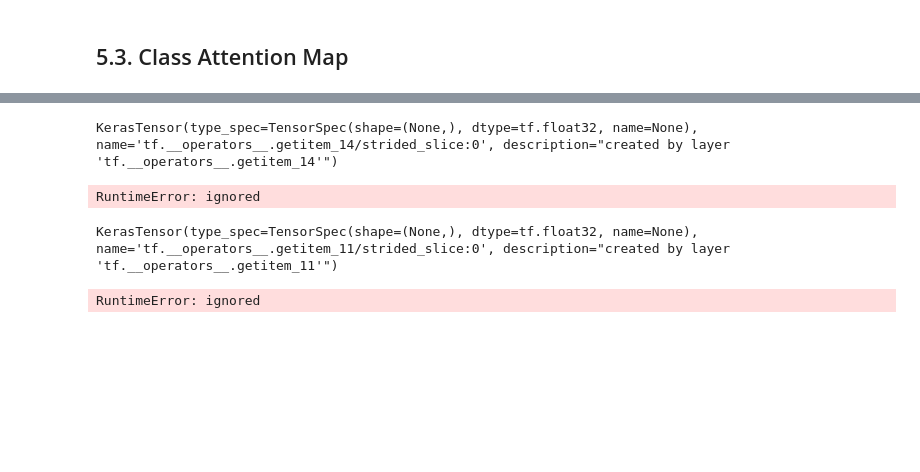
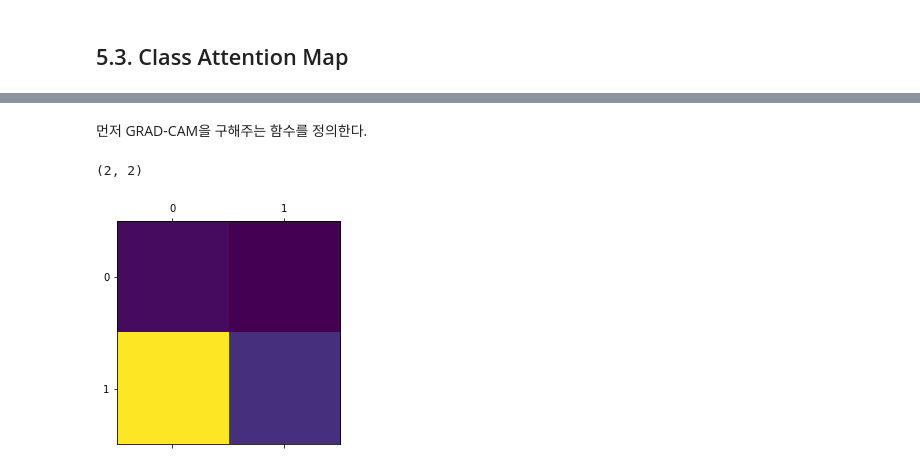
Before and after one commit to Pulsar-kkaturi/DL-Education, a Jupyter notebook: notebooks/Result_Visulization.ipynb, the cells around one changed output, grey strips where cells are left out. Cells and saved outputs as stored; diff of their text form; code cells hidden in the pictures; blank space fills up the shorter version.

```diff
--- a/notebooks/Result_Visulization.ipynb
+++ b/notebooks/Result_Visulization.ipynb
@@ -271,12 +272,14 @@ print(test1p.shape)
 print(score1)
 
 new_score1 = []
+pred_result = None
 for i, i_ in enumerate(score1[0]):
   if i_ < 0.5:
     new_score1.append(0)
   else:
     new_score1.append(1)
+    pred_result = i
 
-print(new_score1)
+print(new_score1, '\n# Prediciton Result = ', pred_result)
 # %% [output]
 (1, 32, 32, 1)
@@ -294,18 +292,2 @@ Downloading data from https://storage.googleapis.com/tensorflow/keras-applicatio
-# %%
-elephants = image_model.output[:, 386]
-image_conv_layer = image_model.get_layer('block5_conv3')
-print(elephants)
-grads = K.gradients(elephants, image_conv_layer.output)[0]
-# %% [output]
-KerasTensor(type_spec=TensorSpec(shape=(None,), dtype=tf.float32, name=None), name='tf.__operators__.getitem_14/strided_slice:0', description="created by layer 'tf.__operators__.getitem_14'")
-RuntimeError: ignored
-# %%
-seven_output = model.output[:, 7]
-last_conv_layer = model.get_layer('conv2d_15')
-
-print(seven_output)
-
-grads = K.gradients(elephants, last_conv_layer.output)[0]
-# %% [output]
-KerasTensor(type_spec=TensorSpec(shape=(None,), dtype=tf.float32, name=None), name='tf.__operators__.getitem_11/strided_slice:0', description="created by layer 'tf.__operators__.getitem_11'")
-RuntimeError: ignored
+# %% [markdown]
+먼저 GRAD-CAM을 구해주는 함수를 정의한다.
@@ -311,0 +336,11 @@ RuntimeError: ignored
+# %%
+# MNIST 테스트 이미지에 대한 히트맵을 구한다.
+heatmap = make_gradcam_heatmap(test1p, model, 'block5_activ4',['block5_pool','flatten_layer'])
+print(heatmap.shape)
+
+# Display heatmap
+plt.matshow(heatmap)
+plt.show()
+# %% [output]
+(2, 2)
+[figure, added]
```
Also changed, not shown: parts of 9 cells of this notebook.
